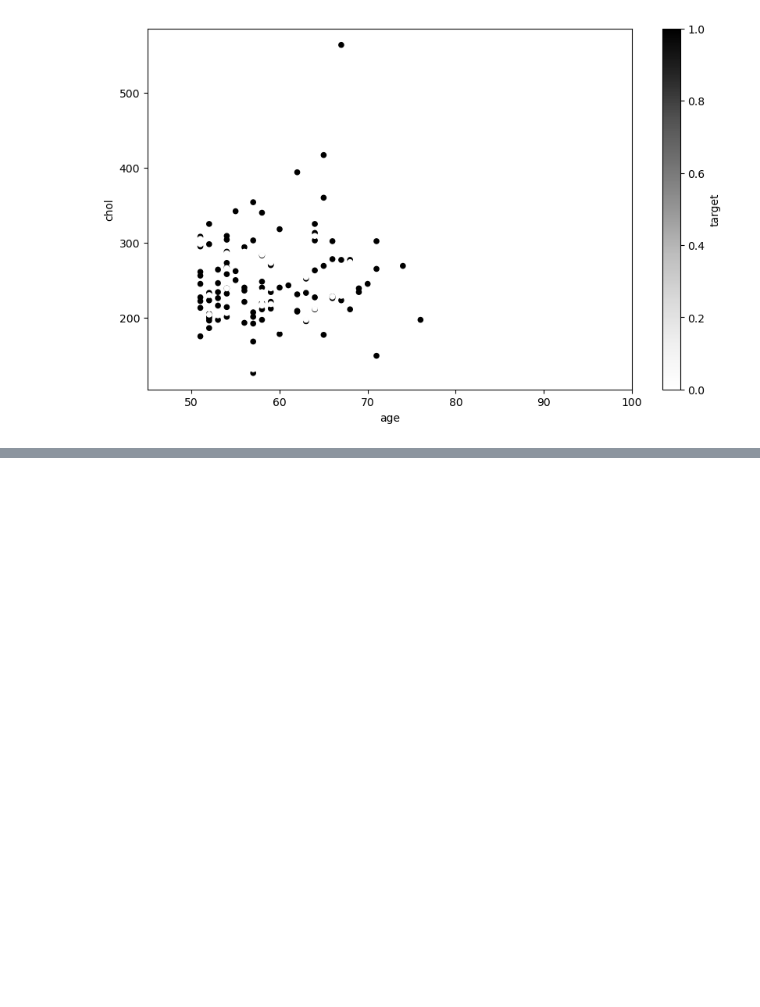
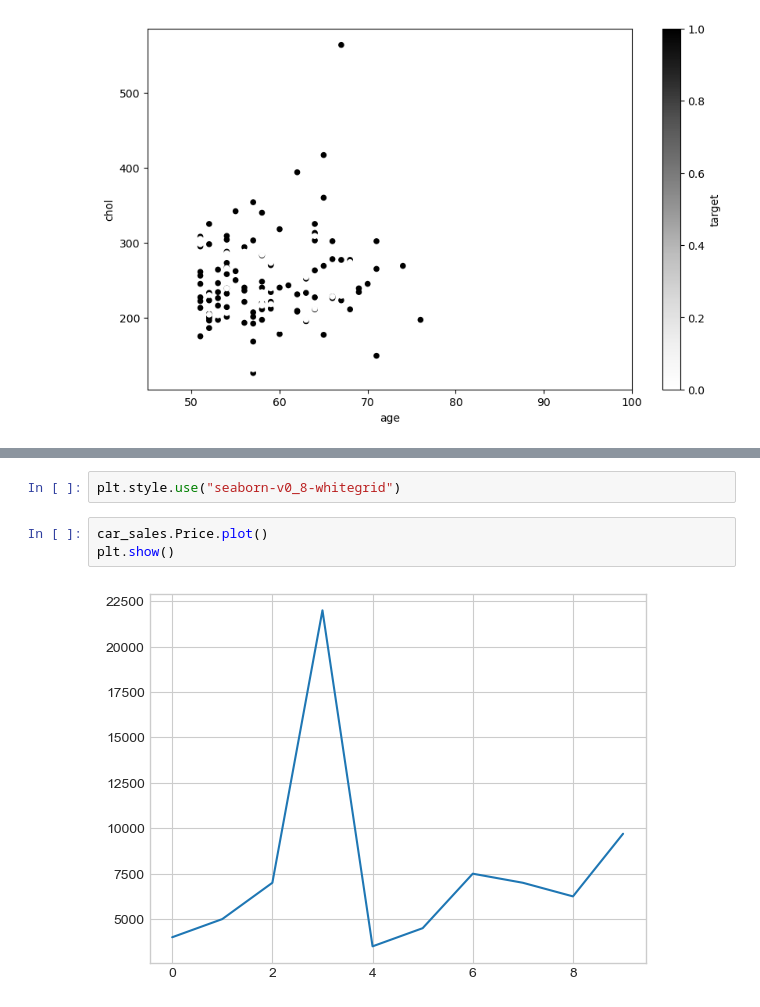
Before and after one commit to HassanKhan123/numpy-pandas-matplotlib, a Jupyter notebook: matplotlib.ipynb, the cells around one changed output, grey strips where cells are left out. Drawn from its saved outputs; the diff is of its cells as text; blank space fills up the shorter version.

```diff
--- a/matplotlib.ipynb
+++ b/matplotlib.ipynb
@@ -353,0 +400,7 @@ plt.show()
+# %%
+plt.style.use("seaborn-v0_8-whitegrid")
+# %%
+car_sales.Price.plot()
+plt.show()
+# %% [output]
+[figure, added]
```
Also changed, not shown: parts of 4 cells of this notebook.
